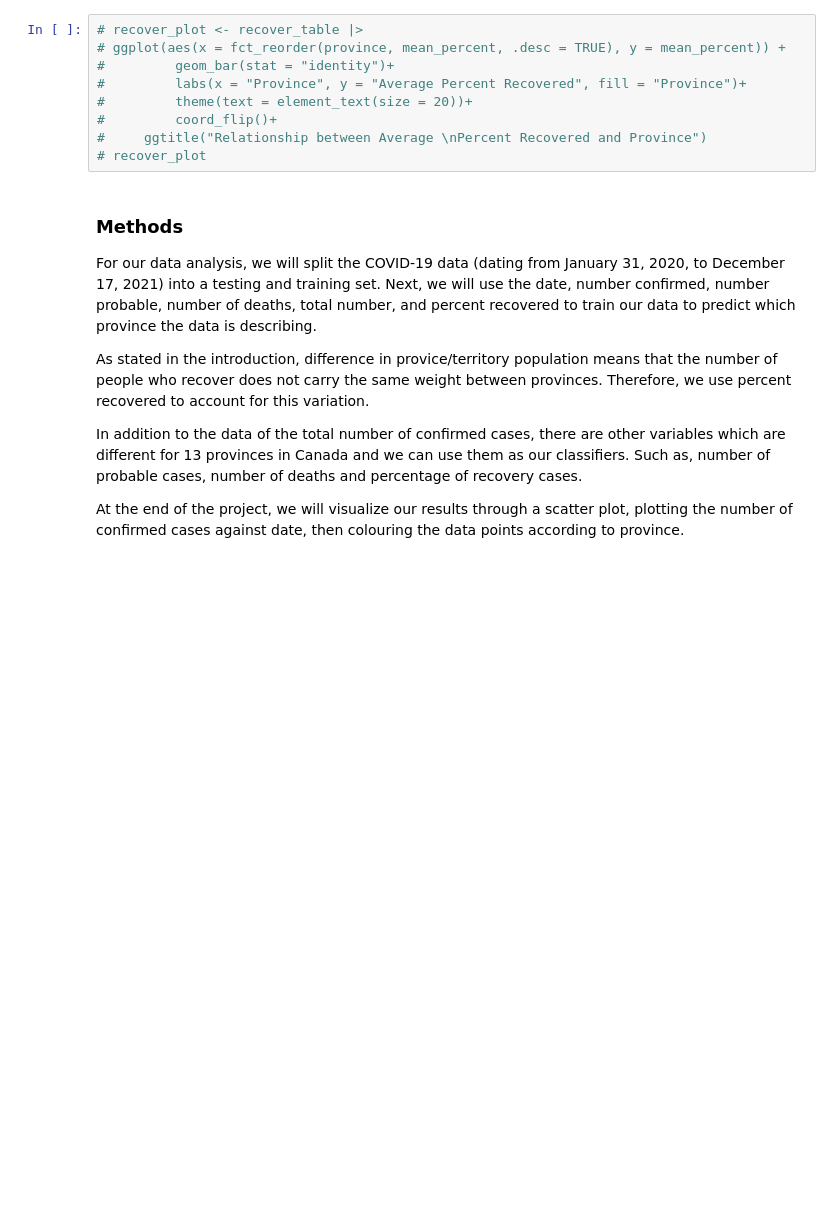
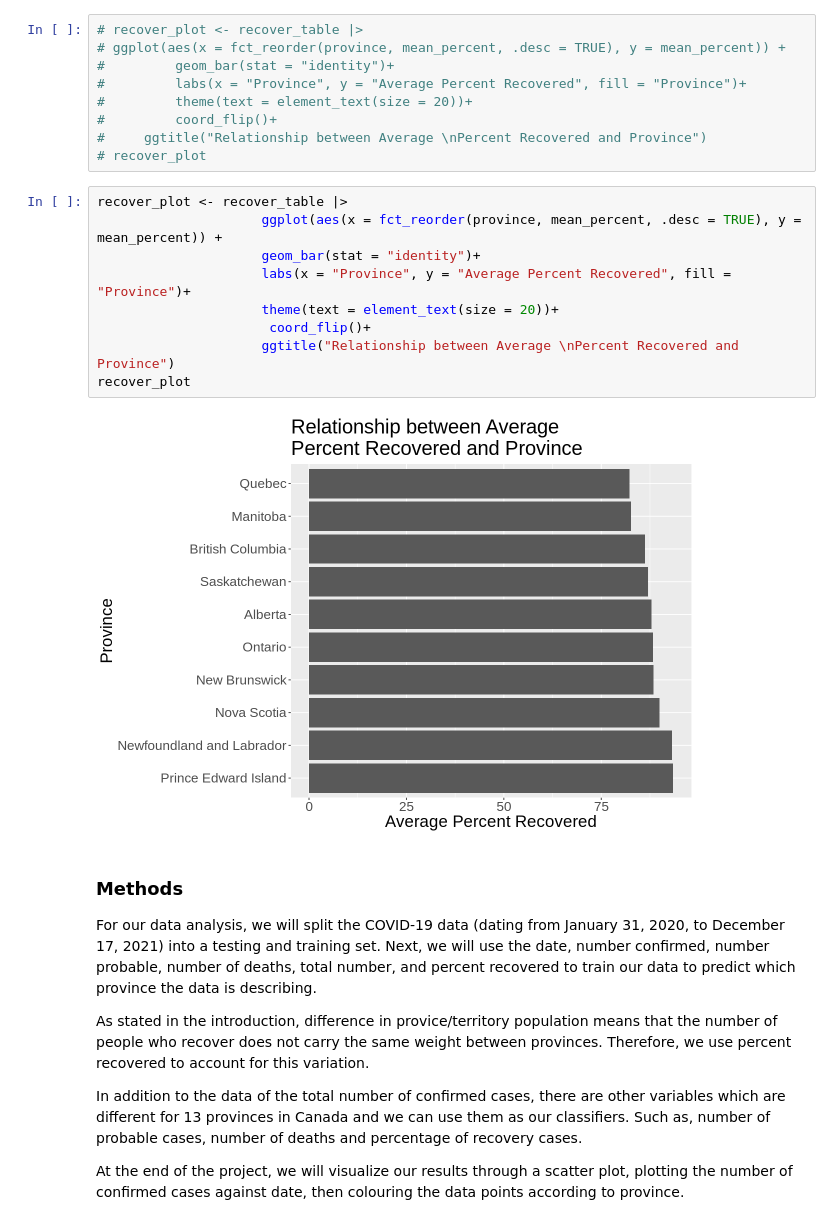
Before and after one commit to mikcblue7/dsci-100-project-group2, a Jupyter notebook: Group-2-Proposal.ipynb, the cells around one changed output. Drawn from its saved outputs; the diff is of its cells as text; blank space fills up the shorter version.

```diff
--- a/Group-2-Proposal.ipynb
+++ b/Group-2-Proposal.ipynb
@@ -295,6 +361,17 @@ For the visualization itself, we plotted the province name against the over aver
 #         coord_flip()+
 #     ggtitle("Relationship between Average \nPercent Recovered and Province")
 # recover_plot
+# %%
+recover_plot <- recover_table |>
+                     ggplot(aes(x = fct_reorder(province, mean_percent, .desc = TRUE), y = mean_percent)) +
+                     geom_bar(stat = "identity")+
+                     labs(x = "Province", y = "Average Percent Recovered", fill = "Province")+
+                     theme(text = element_text(size = 20))+
+                      coord_flip()+
+                     ggtitle("Relationship between Average \nPercent Recovered and Province")
+recover_plot
+# %% [output]
+[figure, added]
 # %% [markdown]
 ### Methods
 
```
Also changed, not shown: parts of 19 cells of this notebook.
